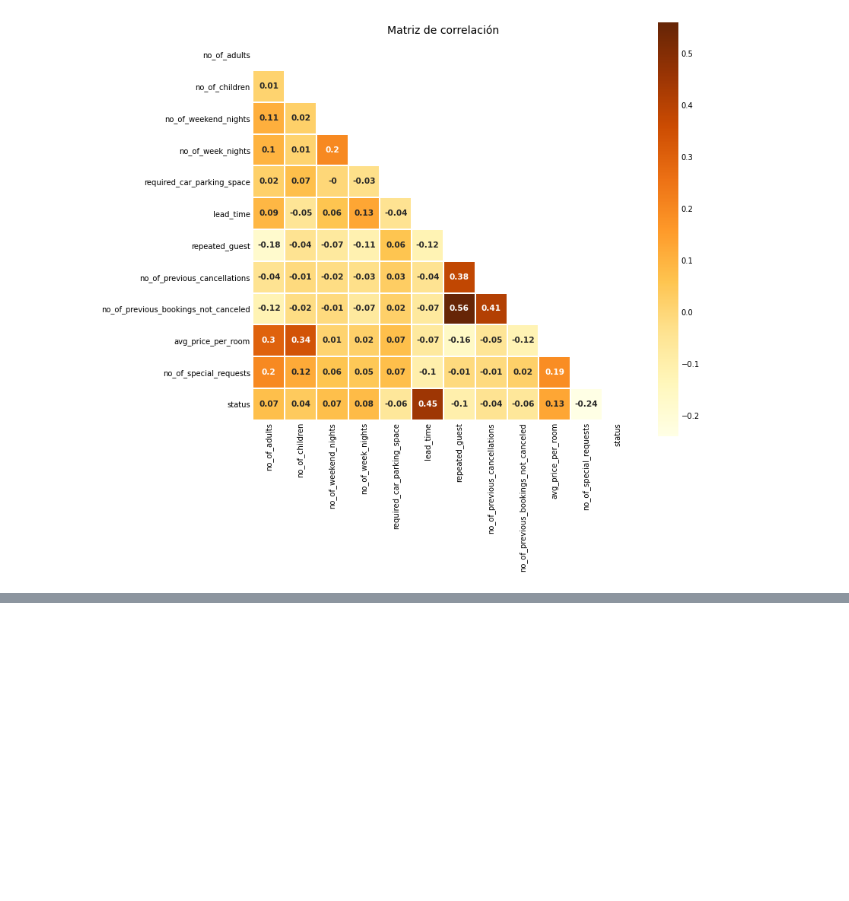
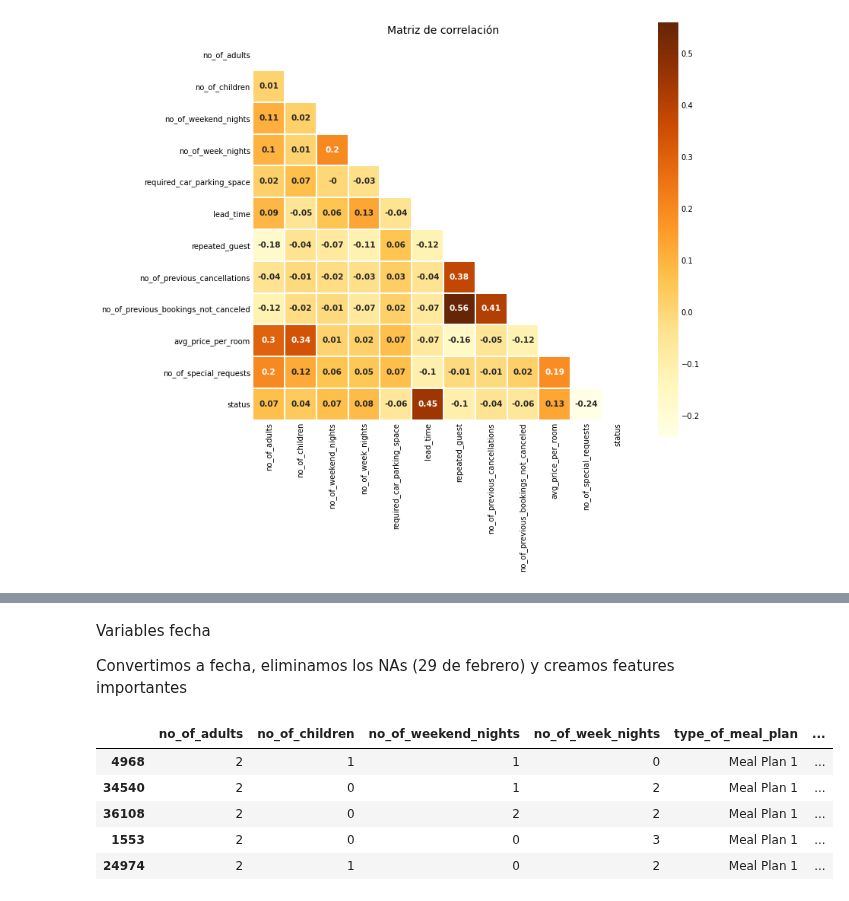
Before and after one commit to DenisTros/Hotel_Reservations, a Jupyter notebook: notebooks/Tarea.ipynb, the cells around one changed output, grey strips where cells are left out. Saved outputs shown, nothing was run; the diff lists cells and outputs as text; code cells hidden in the pictures; blank space fills up the shorter version.

```diff
--- a/notebooks/Tarea.ipynb
+++ b/notebooks/Tarea.ipynb
@@ -358,0 +379,4 @@ Generate_heatmap_graph(var_corr
+# %% [markdown]
+Variables fecha
+
+Convertimos a fecha, eliminamos los NAs (29 de febrero) y creamos features importantes
@@ -358,0 +389,9 @@ Generate_heatmap_graph(var_corr
+# %%
+df_sample.head()
+# %% [output]
+|  | no_of_adults | no_of_children | no_of_weekend_nights | no_of_week_nights | type_of_meal_plan | ... |
+| 4968 | 2 | 1 | 1 | 0 | Meal Plan 1 | ... |
+| 34540 | 2 | 0 | 1 | 2 | Meal Plan 1 | ... |
+| 36108 | 2 | 0 | 2 | 2 | Meal Plan 1 | ... |
+| 1553 | 2 | 0 | 0 | 3 | Meal Plan 1 | ... |
+| 24974 | 2 | 1 | 0 | 2 | Meal Plan 1 | ... |
```
Also changed, not shown: parts of 7 cells of this notebook, 1 other file.
